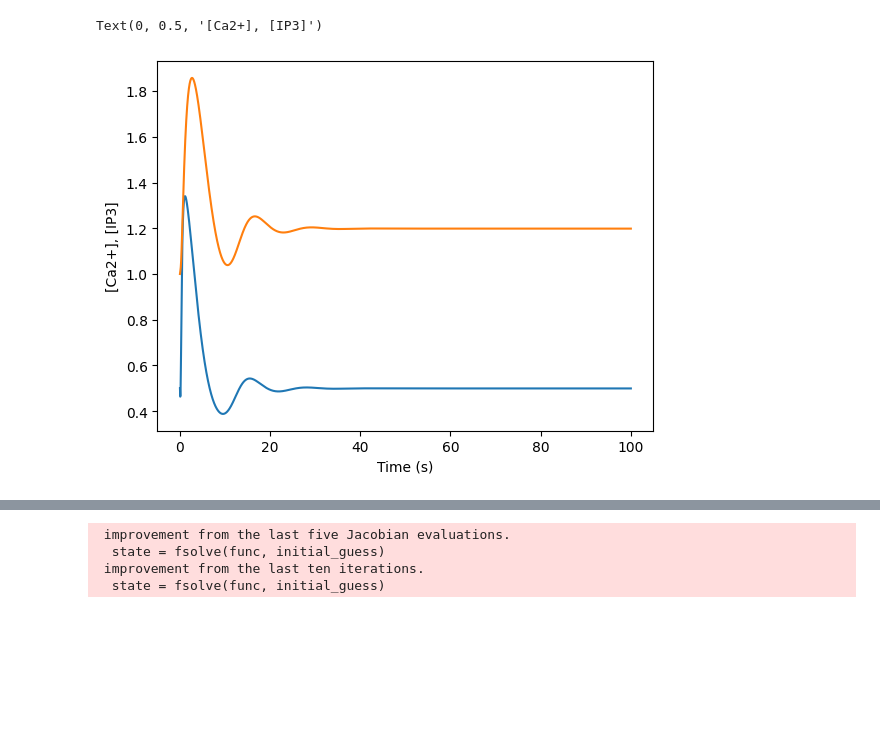
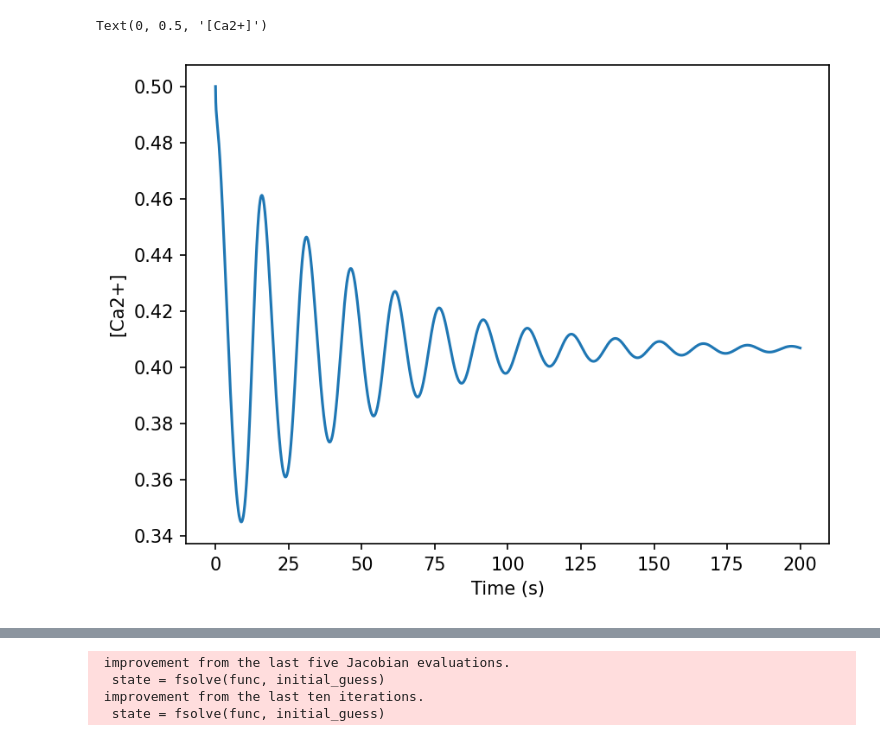
Before and after one commit to pupueys/MATH3888, a Jupyter notebook: project/Kevin_YoungKiezer/DeYoungKeizerExtended.ipynb, the cells around one changed output, grey strips where cells are left out. Saved outputs shown, nothing was run; the diff lists cells and outputs as text; code cells hidden in the pictures; blank space fills up the shorter version.

```diff
--- a/project/Kevin_YoungKiezer/DeYoungKeizerExtended.ipynb
+++ b/project/Kevin_YoungKiezer/DeYoungKeizerExtended.ipynb
@@ -53,37 +53,37 @@ def deyoungkeizerode(t, x, nu4):
 
     # Top face
     V9 = a2 * (C * x100 - d2 * x101) # x100 to x101
     V10 = a2 * (C * x110 - d2 * x111) # x110 to x111
     V11 = a5 * (C * x100 - d5 * x110) # x100 to x110
     V12 = a5 * (C * x101 - d5 * x111) # x101 to x111
 
     dx000dt = -V1 - V3 - V5
     dx001dt = V1 - V4 - V7
     dx010dt = V3 - V2 - V6
     dx011dt = V2 + V4 - V8
 
     dx100dt = V5 - V9 - V11
     dx101dt = V7 + V9 - V12
     dx110dt = V6 - V10 + V11
 
     # print(dx000dt + dx001dt + dx010dt + dx011dt + dx100dt + dx101dt + dx110dt + dx111dt)
     # print(sum([x000, x001, x010, x011, x100, x101, x110, x111]))
 
     return [dCdt(C, x110), dPdt(C, P, nu4), dx000dt, dx001dt, dx010dt, dx011dt, dx100dt, dx101dt, dx110dt]
 
-nu4 = 3.6
-t_span = [0, 100]
-y0 = [0.5, 1, 1, 0, 0, 0, 0, 0, 0]
+nu4 = 2.9
+t_span = [0, 200]
+y0 = [0.5, 0.8106048027812828, 0.014034676849733505, 0.038289093137798734, 0.06721492403612747, 0.18337426035699705, 0.0875121331640048, 0.03289942965888928, 0.41911341784615047]
 sol = solve_ivp(deyoungkeizerode, t_span, y0, args=(nu4,), max_step=0.1, rtol=1e-6, atol=1e-8)
 plt.plot(sol.t, sol.y[0])
-plt.plot(sol.t, sol.y[1])
+# plt.plot(sol.t, sol.y[1])
 # for i in range(8):
 #     plt.plot(sol.t, sol.y[i])
 # plt.xlim(40, 140)
 # plt.ylim(0, 0.6)
 plt.xlabel('Time (s)')
-plt.ylabel('[Ca2+], [IP3]')
+plt.ylabel('[Ca2+]')
 # print(', '.join(list(map(str, sol.y[:, -1]))))
 # %% [output]
-Text(0, 0.5, '[Ca2+], [IP3]')
+Text(0, 0.5, '[Ca2+]')
-[figure, old version]
+[figure, new version]
```
Also changed, not shown: parts of 4 cells of this notebook, 8 other files.
